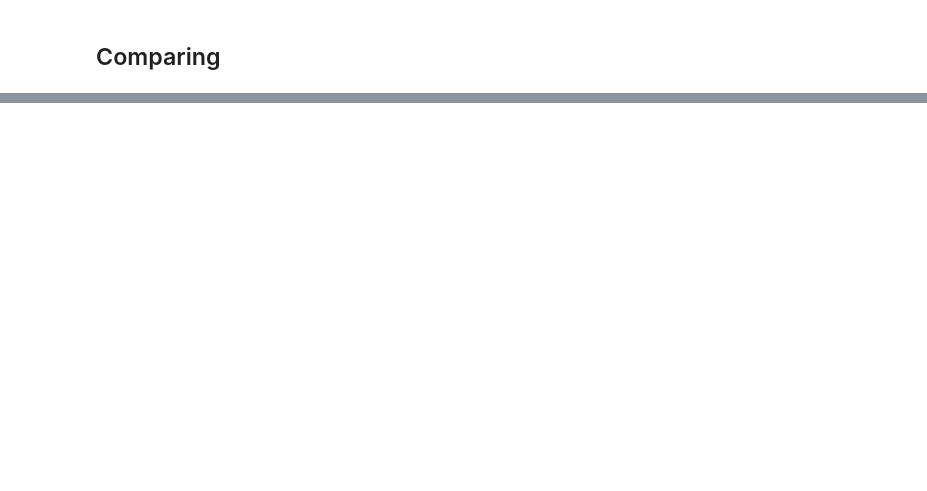
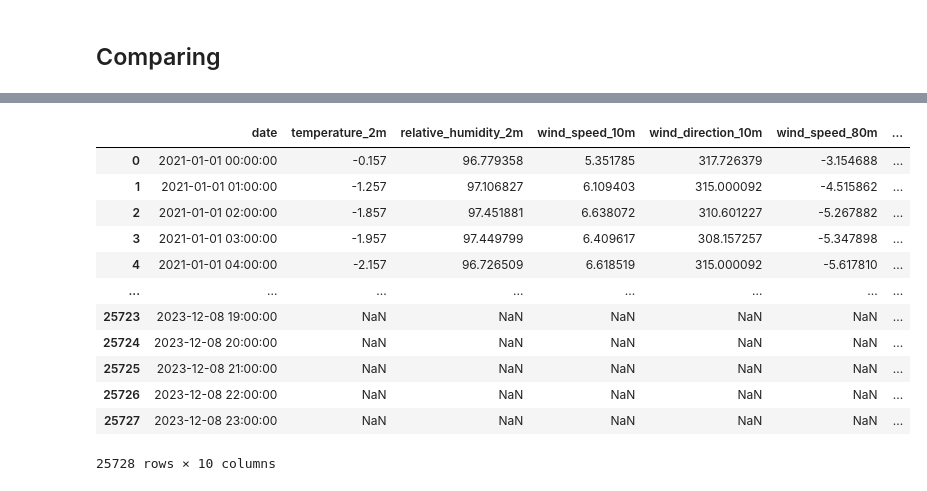
Before and after one commit to ESMEAirPollutionPrediction/WeatherData, a Jupyter notebook: notebooks/open-meteo-verification.ipynb, the cells around one changed output, grey strips where cells are left out. Saved outputs shown, nothing was run; the diff lists cells and outputs as text; code cells hidden in the pictures; blank space fills up the shorter version.

```diff
--- a/notebooks/open-meteo-verification.ipynb
+++ b/notebooks/open-meteo-verification.ipynb
@@ -120,0 +88,16 @@ for feature in historic_df.columns[1:]:
+# %%
+historic_df
+# %% [output]
+|  | date | temperature_2m | relative_humidity_2m | wind_speed_10m | wind_direction_10m | wind_speed_80m | ... |
+| 0 | 2021-01-01 00:00:00 | -0.157 | 96.779358 | 5.351785 | 317.726379 | -3.154688 | ... |
+| 1 | 2021-01-01 01:00:00 | -1.257 | 97.106827 | 6.109403 | 315.000092 | -4.515862 | ... |
+| 2 | 2021-01-01 02:00:00 | -1.857 | 97.451881 | 6.638072 | 310.601227 | -5.267882 | ... |
+| 3 | 2021-01-01 03:00:00 | -1.957 | 97.449799 | 6.409617 | 308.157257 | -5.347898 | ... |
+| 4 | 2021-01-01 04:00:00 | -2.157 | 96.726509 | 6.618519 | 315.000092 | -5.617810 | ... |
+| ... | ... | ... | ... | ... | ... | ... | ... |
+| 25723 | 2023-12-08 19:00:00 | NaN | NaN | NaN | NaN | NaN | ... |
+| 25724 | 2023-12-08 20:00:00 | NaN | NaN | NaN | NaN | NaN | ... |
+| 25725 | 2023-12-08 21:00:00 | NaN | NaN | NaN | NaN | NaN | ... |
+| 25726 | 2023-12-08 22:00:00 | NaN | NaN | NaN | NaN | NaN | ... |
+| 25727 | 2023-12-08 23:00:00 | NaN | NaN | NaN | NaN | NaN | ... |
+25728 rows × 10 columns
```
Also changed, not shown: parts of 9 cells of this notebook, 6 other files.
